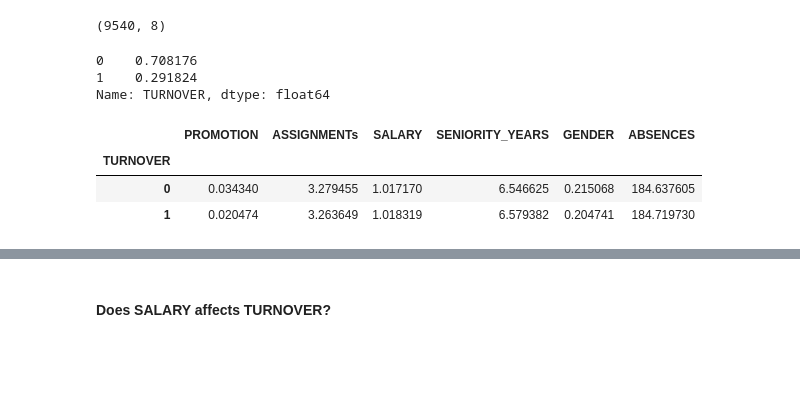
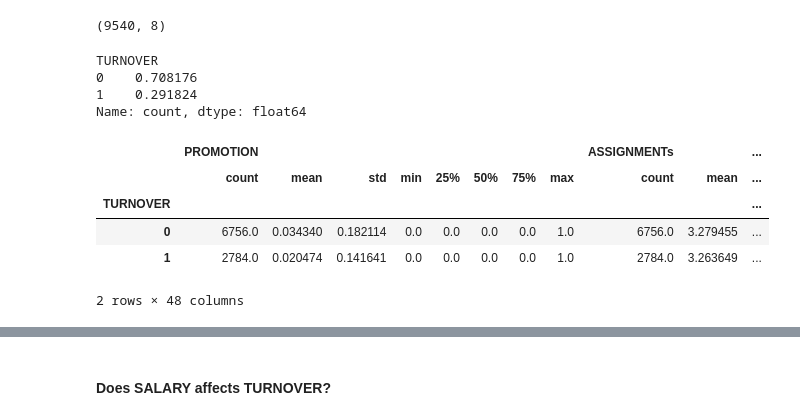
Before and after one commit to Andolsi-Hamza05/turnover, a Jupyter notebook: notebook/EDA.ipynb, the cells around one changed output, grey strips where cells are left out. Drawn from its saved outputs; the diff is of its cells as text; code cells hidden in the pictures; blank space fills up the shorter version.

```diff
--- a/notebook/EDA.ipynb
+++ b/notebook/EDA.ipynb
@@ -3,7 +3,7 @@ import pandas as pd
 import matplotlib.pyplot as plt
 import seaborn as sns
 # %%
-turnover=pd.read_csv('C:/Users/lando/OneDrive/Bureau/projects/turnover/turnover/data/ML_data/turnover.csv',encoding='latin1')
+turnover=pd.read_csv('D:/turnover/notebook/data/ML_data/turnover.csv',encoding='latin1')
 # %%
 turnover.head()
 # %% [output]
@@ -63,14 +63,17 @@ turnover.shape
 turnover_rate = turnover.TURNOVER.value_counts() / len(turnover)
 turnover_rate
 # %% [output]
+TURNOVER
 0    0.708176
 1    0.291824
-Name: TURNOVER, dtype: float64
+Name: count, dtype: float64
 # %%
 turnover_Summary = turnover.groupby('TURNOVER')
-turnover_Summary.mean()
+turnover_Summary.describe()
 # %% [output]
-|  | PROMOTION | ASSIGNMENTs | SALARY | SENIORITY_YEARS | GENDER | ABSENCES |
-| TURNOVER |  |  |  |  |  |  |
-| 0 | 0.034340 | 3.279455 | 1.017170 | 6.546625 | 0.215068 | 184.637605 |
-| 1 | 0.020474 | 3.263649 | 1.018319 | 6.579382 | 0.204741 | 184.719730 |
+|  | PROMOTION |  |  |  |  |  |  |  | ASSIGNMENTs |  | ... |
+|  | count | mean | std | min | 25% | 50% | 75% | max | count | mean | ... |
+| TURNOVER |  |  |  |  |  |  |  |  |  |  | ... |
+| 0 | 6756.0 | 0.034340 | 0.182114 | 0.0 | 0.0 | 0.0 | 0.0 | 1.0 | 6756.0 | 3.279455 | ... |
+| 1 | 2784.0 | 0.020474 | 0.141641 | 0.0 | 0.0 | 0.0 | 0.0 | 1.0 | 2784.0 | 3.263649 | ... |
+2 rows × 48 columns
```
Also changed, not shown: parts of 6 cells of this notebook, 14 other files.
